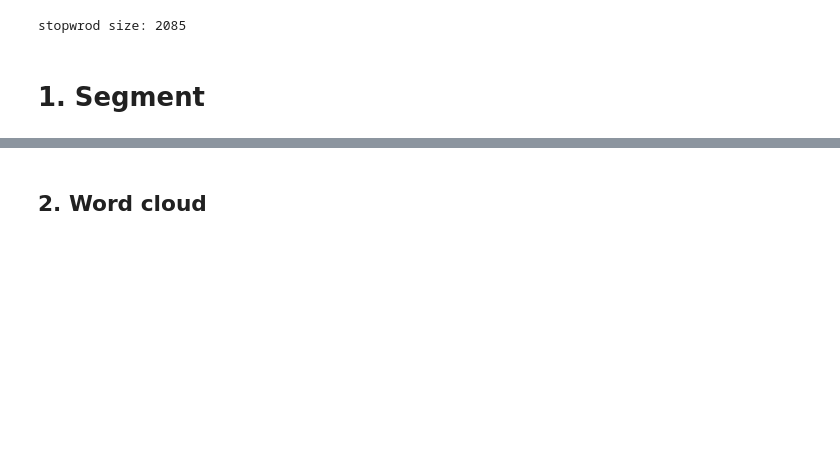
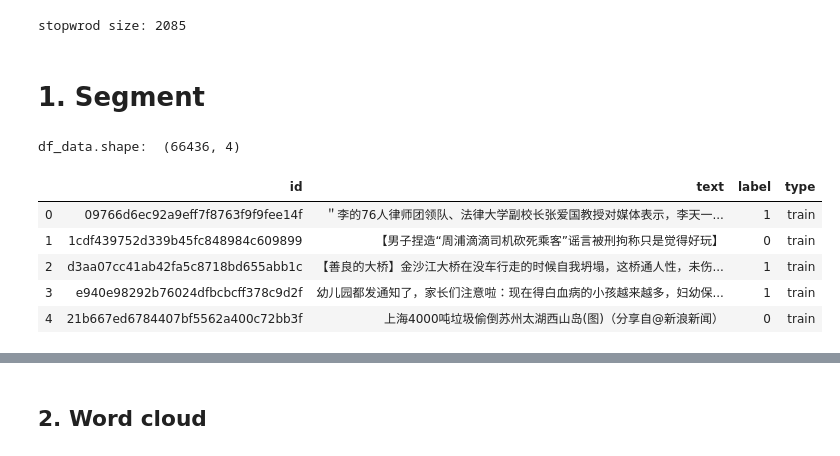
Before and after one commit to shibing624/fake-news-detector, a Jupyter notebook: docs/data_virtual.ipynb, the cells around one changed output, grey strips where cells are left out. Cells and saved outputs as stored; diff of their text form; code cells hidden in the pictures; blank space fills up the shorter version.

```diff
--- a/docs/data_virtual.ipynb
+++ b/docs/data_virtual.ipynb
@@ -16,3 +16,15 @@ print("stopwrod size:", len(STOPWORDS))
 stopwrod size: 2085
 # %% [markdown]
 # 1. Segment
+# %%
+df_data = pd.read_pickle(config.data_file_path)
+print('df_data.shape: ', df_data.shape)
+df_data.head()
+# %% [output]
+df_data.shape:  (66436, 4)
+|  | id | text | label | type |
+| 0 | 09766d6ec92a9eff7f8763f9f9fee14f | ＂李的76人律师团领队、法律大学副校长张爱国教授对媒体表示，李天一... | 1 | train |
+| 1 | 1cdf439752d339b45fc848984c609899 | 【男子捏造“周浦滴滴司机砍死乘客”谣言被刑拘称只是觉得好玩】 | 0 | train |
+| 2 | d3aa07cc41ab42fa5c8718bd655abb1c | 【善良的大桥】金沙江大桥在没车行走的时候自我坍塌，这桥通人性，未伤... | 1 | train |
+| 3 | e940e98292b76024dfbcbcff378c9d2f | 幼儿园都发通知了，家长们注意啦：现在得白血病的小孩越来越多，妇幼保... | 1 | train |
+| 4 | 21b667ed6784407bf5562a400c72bb3f | 上海4000吨垃圾偷倒苏州太湖西山岛(图)（分享自@新浪新闻） | 0 | train |
```
Also changed, not shown: parts of 8 cells of this notebook, 7 other files.
